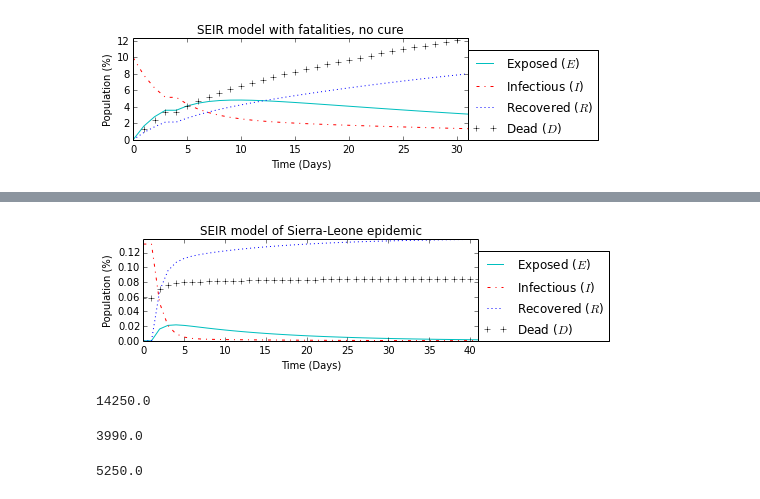
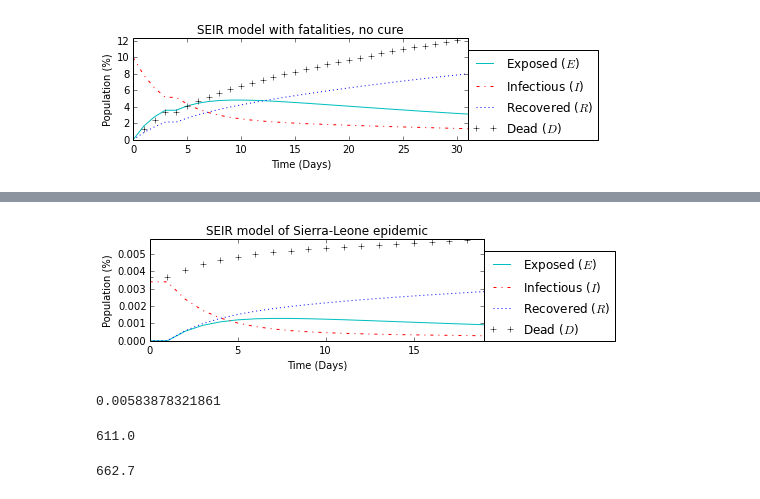
Before and after one commit to abardess/PHYS202-S14, a Jupyter notebook: MCM2015.ipynb, the cells around one changed output, grey strips where cells are left out. Saved outputs shown, nothing was run; the diff lists cells and outputs as text; code cells hidden in the pictures.

Commit message:
Testing results agaisnt real data

```diff
--- a/MCM2015.ipynb
+++ b/MCM2015.ipynb
@@ -298,31 +288,33 @@ for i in P:
 # %%
 #Sierra-Leone:
-#I0_SL = 10800 - 3300
-#S0_SL = 5.7 * 10**6
-#D0_SL = 3300
+D0_C = 430
+I0_C = 648.0 * (400.0/650.0)
+S0_C = (11.75 * 10**6)
+
 
 lamb = .2
 gamma = .1
-ND = 40
+ND = 18
 vac = 0.00
-cure = 0.70
+cure = 0.1
 alpha = 1.0/6.5
 beta = 1.0/10.1
 
-S0_SL, L0, I0_SL, R0, P0, D0_SL = [100.0, 0.00, .13157894, 0.0, 0.0, 3300.0/(5.7*10**4)]
+S0_SL, L0, I0_SL, R0, P0, D0_SL = [100, 0.00, (I0_C*100)/S0_C, 0.0, 0.0, (D0_C*100)/(S0_C)]
 RES_SL = SEIR_time_delay(S0_SL, L0, I0_SL, R0, P0, D0_SL, lamb, gamma, vac, cure, alpha, beta, ND, 0, 1, 0, False)
 SEIR_plot_delay(RES_SL, ND, r'SEIR model of Sierra-Leone epidemic', False, 0)
+df = RES_SL[(5)]
+print df[-1]
 # %% [output]
-[figure, old version]
+[figure, new version]
+0.00583878321861
-# %%
-.0025 * (5.7* 10**6)
-# %% [output]
-14250.0
-# %%
-.0007 * (5.7* 10**6)
-# %% [output]
-3990.0
-# %%
-(10800 - 3300) * .7
-# %% [output]
-5250.0
+# %%
+#ND = 7; real_deaths = 517; aug 29
+.000052 * (11.75 * 10**6)
+# %% [output]
+611.0
+# %%
+#ND = 14; real_deaths = 557
+.0000564 * (11.75 * 10**6)
+# %% [output]
+662.7
```
Also changed, not shown: parts of 10 cells of this notebook.
